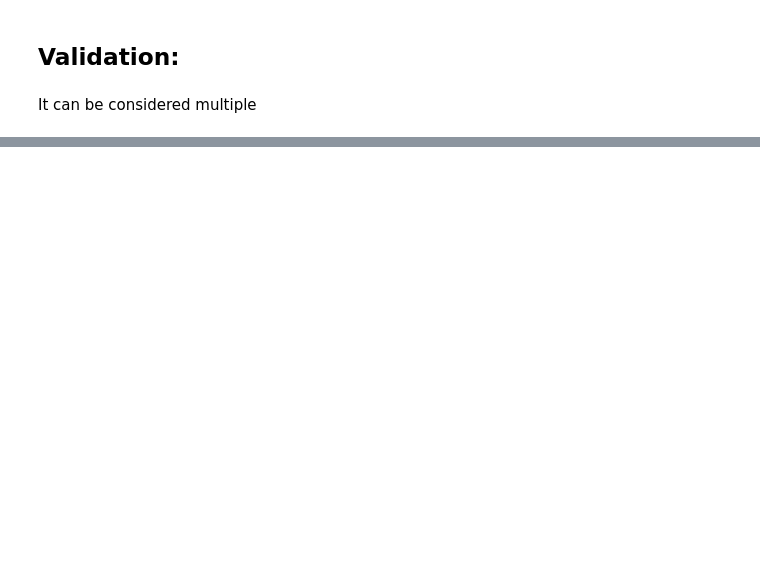
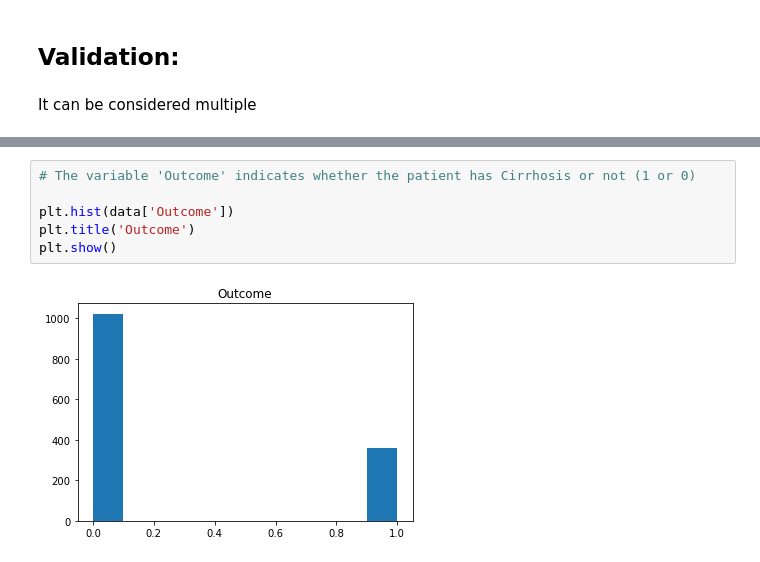
Before and after one commit to paolaparadas29/ProjectAI, a Jupyter notebook: Project_Lab1_final.ipynb, the cells around one changed output, grey strips where cells are left out. Saved outputs shown, nothing was run; the diff lists cells and outputs as text; blank space fills up the shorter version.

```diff
--- a/Project_Lab1_final.ipynb
+++ b/Project_Lab1_final.ipynb
@@ -339,0 +527,8 @@ It can be considered multiple
+# %%
+# The variable 'Outcome' indicates whether the patient has Cirrhosis or not (1 or 0)
+
+plt.hist(data['Outcome'])
+plt.title('Outcome')
+plt.show()
+# %% [output]
+[figure, added]
```
Also changed, not shown: parts of 21 cells of this notebook.
